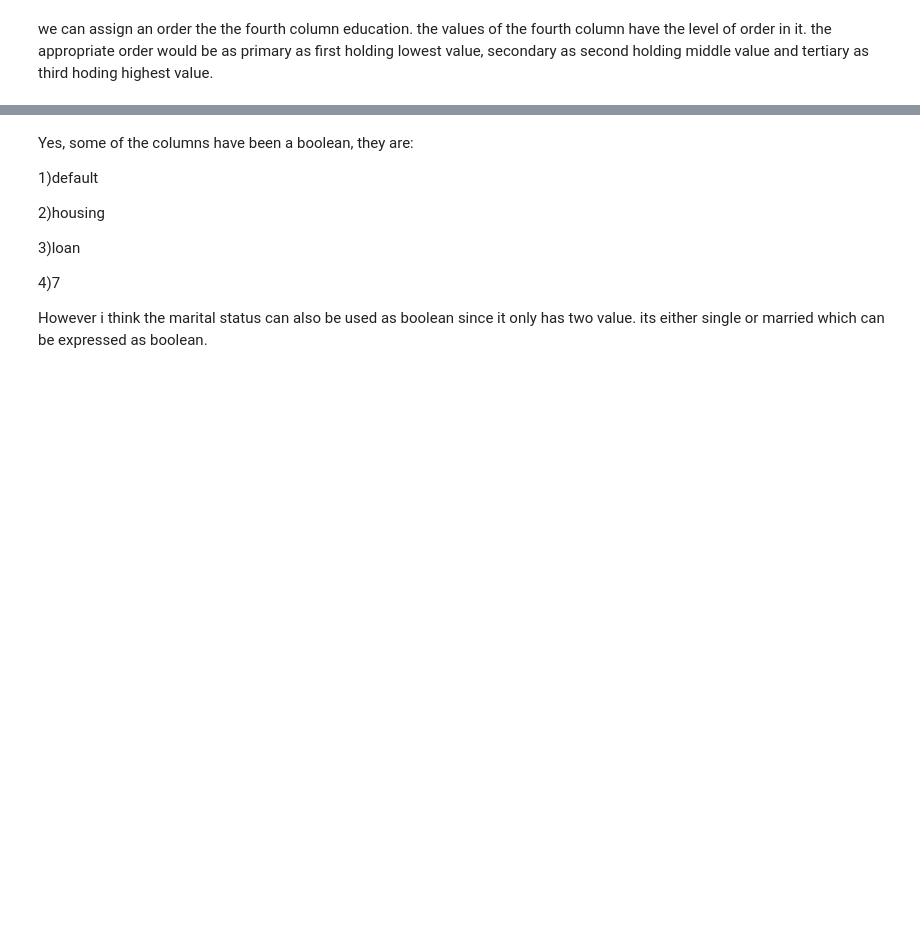
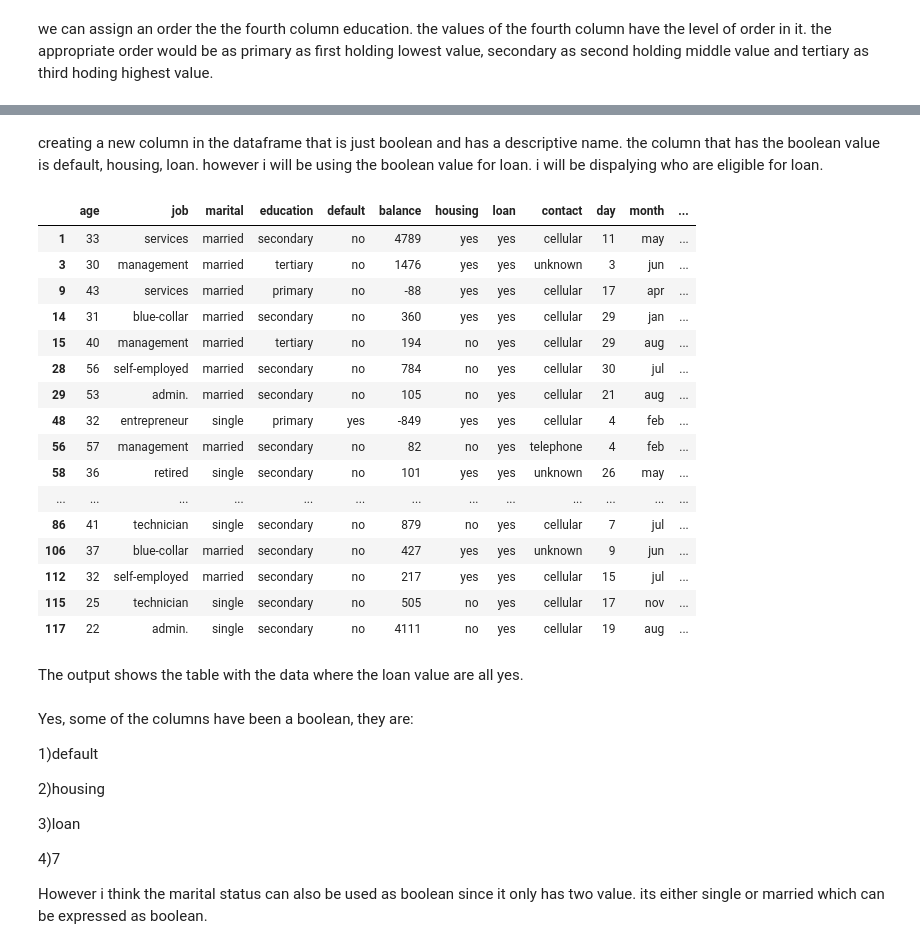
Before and after one commit to RujanBhuju/Data-Processing-and-Visualization, a Jupyter notebook: Quiz13.ipynb, the cells around one changed output, grey strips where cells are left out. Drawn from its saved outputs; the diff is of its cells as text; code cells hidden in the pictures; blank space fills up the shorter version.

```diff
--- a/Quiz13.ipynb
+++ b/Quiz13.ipynb
@@ -84,3 +79,27 @@ df
+# %% [markdown]
+creating a new column in the dataframe that is just boolean and has a descriptive name. the column that has the boolean value is default, housing, loan. however i will be using the boolean value for loan. i will be dispalying who are eligible for loan.
+# %%
+df[df.loan == 'yes'].head(20)
+# %% [output]
+|  | age | job | marital | education | default | balance | housing | loan | contact | day | month | ... |
+| 1 | 33 | services | married | secondary | no | 4789 | yes | yes | cellular | 11 | may | ... |
+| 3 | 30 | management | married | tertiary | no | 1476 | yes | yes | unknown | 3 | jun | ... |
+| 9 | 43 | services | married | primary | no | -88 | yes | yes | cellular | 17 | apr | ... |
+| 14 | 31 | blue-collar | married | secondary | no | 360 | yes | yes | cellular | 29 | jan | ... |
+| 15 | 40 | management | married | tertiary | no | 194 | no | yes | cellular | 29 | aug | ... |
+| 28 | 56 | self-employed | married | secondary | no | 784 | no | yes | cellular | 30 | jul | ... |
+| 29 | 53 | admin. | married | secondary | no | 105 | no | yes | cellular | 21 | aug | ... |
+| 48 | 32 | entrepreneur | single | primary | yes | -849 | yes | yes | cellular | 4 | feb | ... |
+| 56 | 57 | management | married | secondary | no | 82 | no | yes | telephone | 4 | feb | ... |
+| 58 | 36 | retired | single | secondary | no | 101 | yes | yes | unknown | 26 | may | ... |
+| ... | ... | ... | ... | ... | ... | ... | ... | ... | ... | ... | ... | ... |
+| 86 | 41 | technician | single | secondary | no | 879 | no | yes | cellular | 7 | jul | ... |
+| 106 | 37 | blue-collar | married | secondary | no | 427 | yes | yes | unknown | 9 | jun | ... |
+| 112 | 32 | self-employed | married | secondary | no | 217 | yes | yes | cellular | 15 | jul | ... |
+| 115 | 25 | technician | single | secondary | no | 505 | no | yes | cellular | 17 | nov | ... |
+| 117 | 22 | admin. | single | secondary | no | 4111 | no | yes | cellular | 19 | aug | ... |
+# %% [markdown]
+The output shows the table with the data where the loan value are all yes.
 # %% [markdown]
 Yes, some of the columns have been a boolean, they are:
 
```
Also changed, not shown: parts of 1 cell of this notebook.
